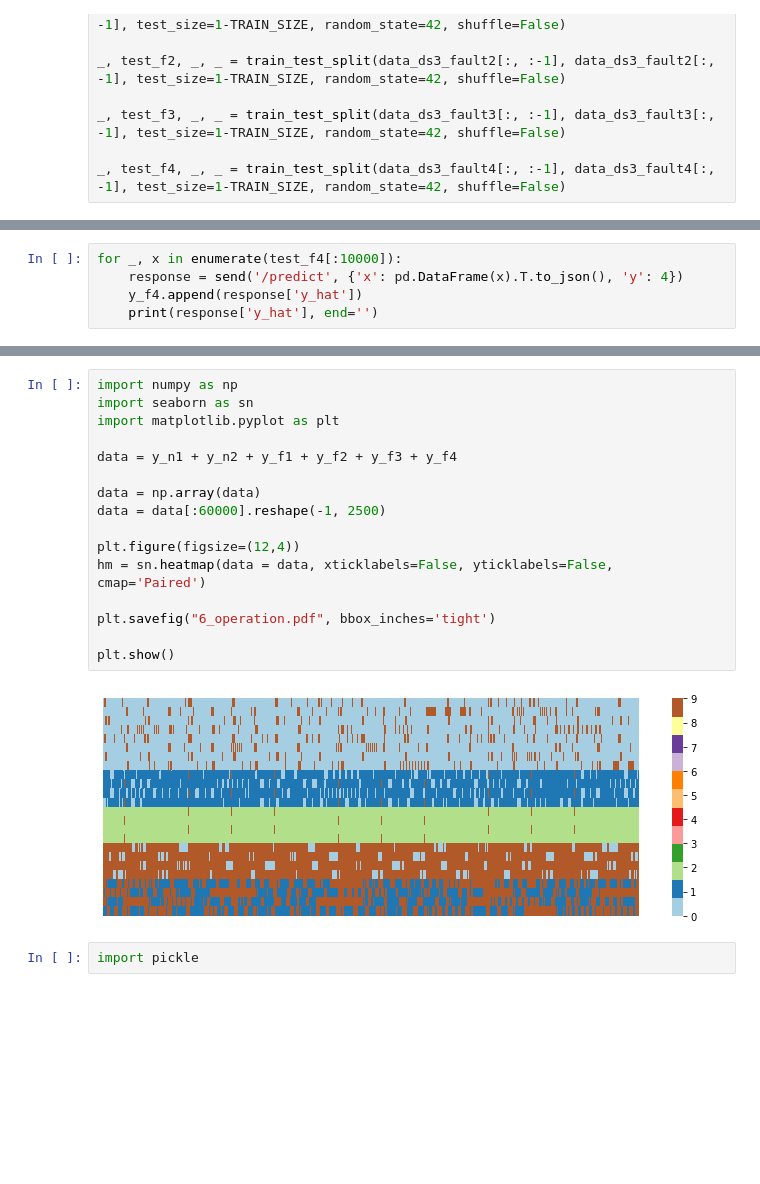
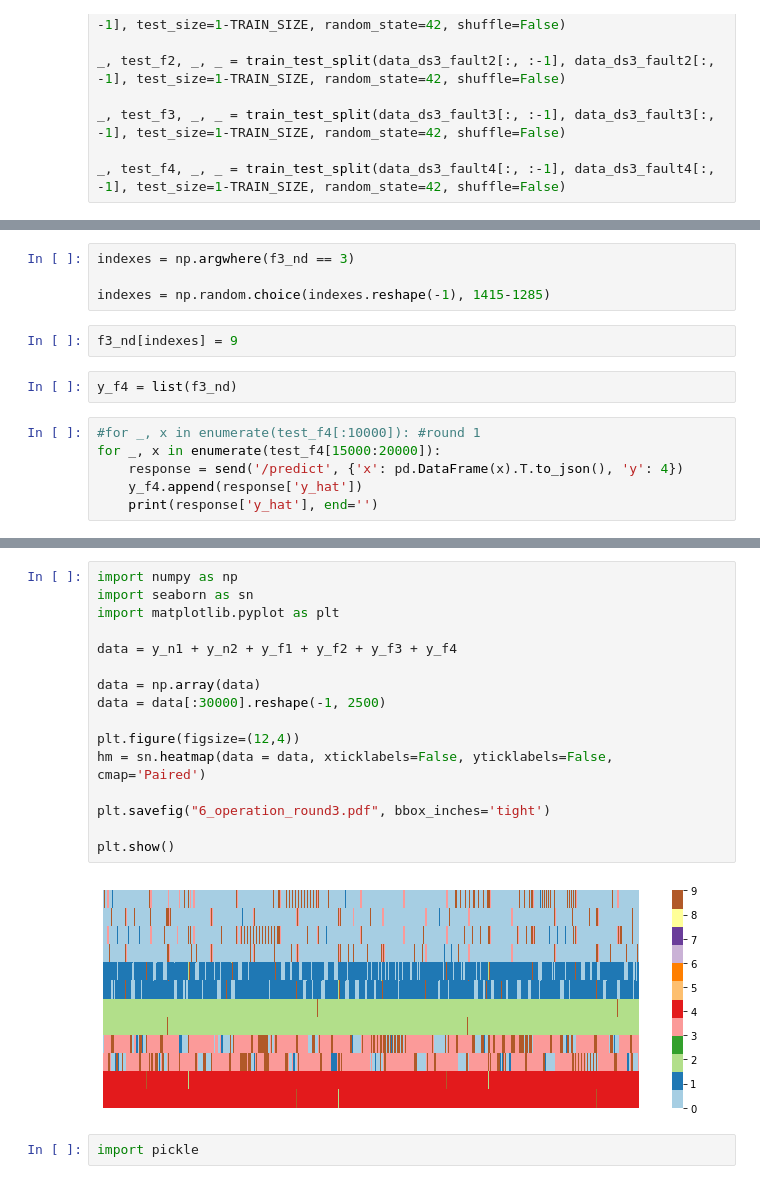
Before and after one commit to marcelomamc88/framework_evolutivo_fdi, a Jupyter notebook: aircraft/aircraft.ipynb, the cells around one changed output, grey strips where cells are left out. Saved outputs shown, nothing was run; the diff lists cells and outputs as text; blank space fills up the shorter version.

```diff
--- a/aircraft/aircraft.ipynb
+++ b/aircraft/aircraft.ipynb
@@ -175,5 +185,14 @@ KeyboardInterrupt:
+# %%
+indexes = np.argwhere(f3_nd == 3)
+
+indexes = np.random.choice(indexes.reshape(-1), 1415-1285)
+# %%
+f3_nd[indexes] = 9
+# %%
+y_f4 = list(f3_nd)
 # %%
-for _, x in enumerate(test_f4[:10000]):
+#for _, x in enumerate(test_f4[:10000]): #round 1
+for _, x in enumerate(test_f4[15000:20000]):
     response = send('/predict', {'x': pd.DataFrame(x).T.to_json(), 'y': 4})
     y_f4.append(response['y_hat'])
     print(response['y_hat'], end='')
@@ -183,21 +201,21 @@ KeyboardInterrupt:
 # %%
 import numpy as np
 import seaborn as sn
 import matplotlib.pyplot as plt
 
 data = y_n1 + y_n2 + y_f1 + y_f2 + y_f3 + y_f4
 
 data = np.array(data)
-data = data[:60000].reshape(-1, 2500)
+data = data[:30000].reshape(-1, 2500)
 
 plt.figure(figsize=(12,4))
 hm = sn.heatmap(data = data, xticklabels=False, yticklabels=False, cmap='Paired')
 
-plt.savefig("6_operation.pdf", bbox_inches='tight')
+plt.savefig("6_operation_round3.pdf", bbox_inches='tight')
 
 plt.show()
 # %% [output]
-[figure, old version]
+[figure, new version]
 # %%
 import pickle
 # %%
```
Also changed, not shown: parts of 9 cells of this notebook, 17 other files.
